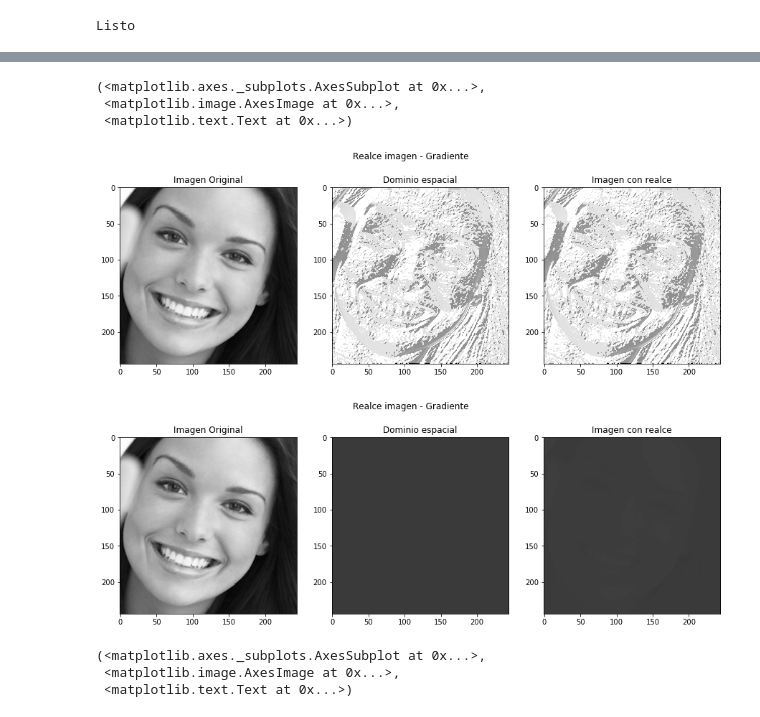
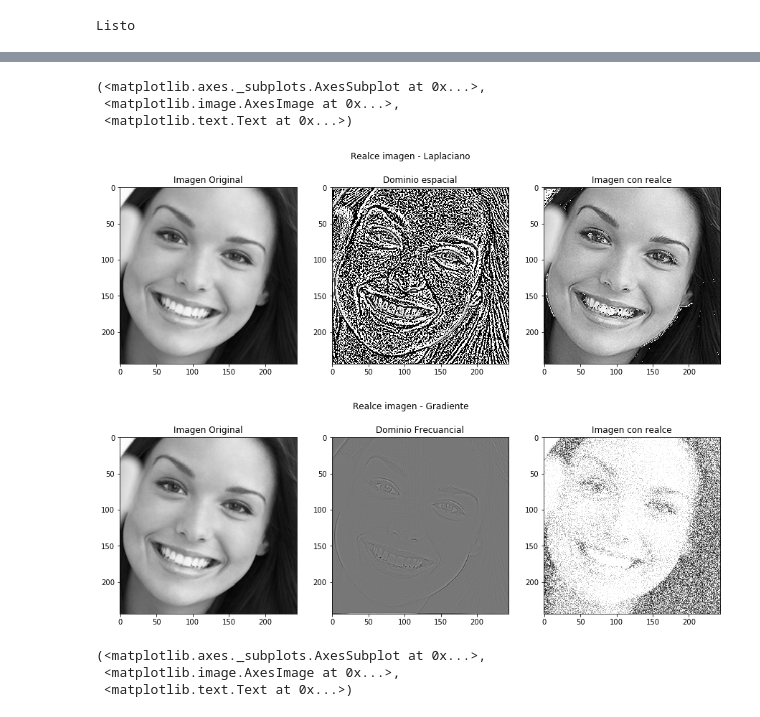
Before and after one commit to seradiazpin/MachineVisionUnal, a Jupyter notebook: Tarea5/Tarea5.ipynb, the cells around one changed output, grey strips where cells are left out. Drawn from its saved outputs; the diff is of its cells as text; code cells hidden in the pictures.

```diff
--- a/Tarea5/Tarea5.ipynb
+++ b/Tarea5/Tarea5.ipynb
@@ -83,43 +124,47 @@ plt.subplot(133), plt.imshow(filtered, cmap=plt.cm.gray), plt.title('Imagen Orig
 # %%
+from scipy.ndimage.filters import laplace
 def enhanced_space(img):
-    R,C = np.gradient(img)
-    return img - (C+R)**2
+    lp = laplace(img)
+    return lp
 
 def enhanced_frecuency(img):
     img_f = fft(img)
 
     w,h = img_f.shape
 
     enhanced = np.zeros((w,h))
 
-    cx = w/2
-    cy = h/2
+    cx = int(w/2)
+    cy = int(h/2)
     for u in range(w-1):
         for v in range(h-1):
             enhanced[u][v] = 1 + ((u-cx)**2 + (v-cy)**2)
-    return enhanced
+    return enhanced*img_f
 
 rel = enhanced_space(img)
 rel_2 = ifft(enhanced_frecuency(img))
 
+total = img-rel
+
+total2 = cv2.add(img,np.uint8(rel_2))
 
 plt.figure(1,figsize=(15,5))
-plt.suptitle('Realce imagen - Gradiente')
+plt.suptitle('Realce imagen - Laplaciano')
 plt.subplot(131), plt.imshow(img, cmap=plt.cm.gray), plt.title('Imagen Original')
 plt.subplot(132), plt.imshow(rel, cmap=plt.cm.gray), plt.title('Dominio espacial')
-plt.subplot(133), plt.imshow(img+rel, cmap=plt.cm.gray), plt.title('Imagen con realce')
+plt.subplot(133), plt.imshow(total, cmap=plt.cm.gray), plt.title('Imagen con realce')
 
 plt.figure(2,figsize=(15,5))
 plt.suptitle('Realce imagen - Gradiente')
 plt.subplot(131), plt.imshow(img, cmap=plt.cm.gray), plt.title('Imagen Original')
-plt.subplot(132), plt.imshow(rel_2, cmap=plt.cm.gray), plt.title('Dominio espacial')
-plt.subplot(133), plt.imshow(img+rel_2, cmap=plt.cm.gray), plt.title('Imagen con realce')
+plt.subplot(132), plt.imshow(rel_2, cmap=plt.cm.gray), plt.title('Dominio Frecuancial')
+plt.subplot(133), plt.imshow(total2, cmap=plt.cm.gray), plt.title('Imagen con realce')
 # %% [output]
 (<matplotlib.axes._subplots.AxesSubplot at 0x...>,
  <matplotlib.image.AxesImage at 0x...>,
  <matplotlib.text.Text at 0x...>)
-[figure, old version]
+[figure, new version]
-[figure, old version]
+[figure, new version]
 # %%
 #Filtrado High-boost
 
```
Also changed, not shown: parts of 1 cell of this notebook.
